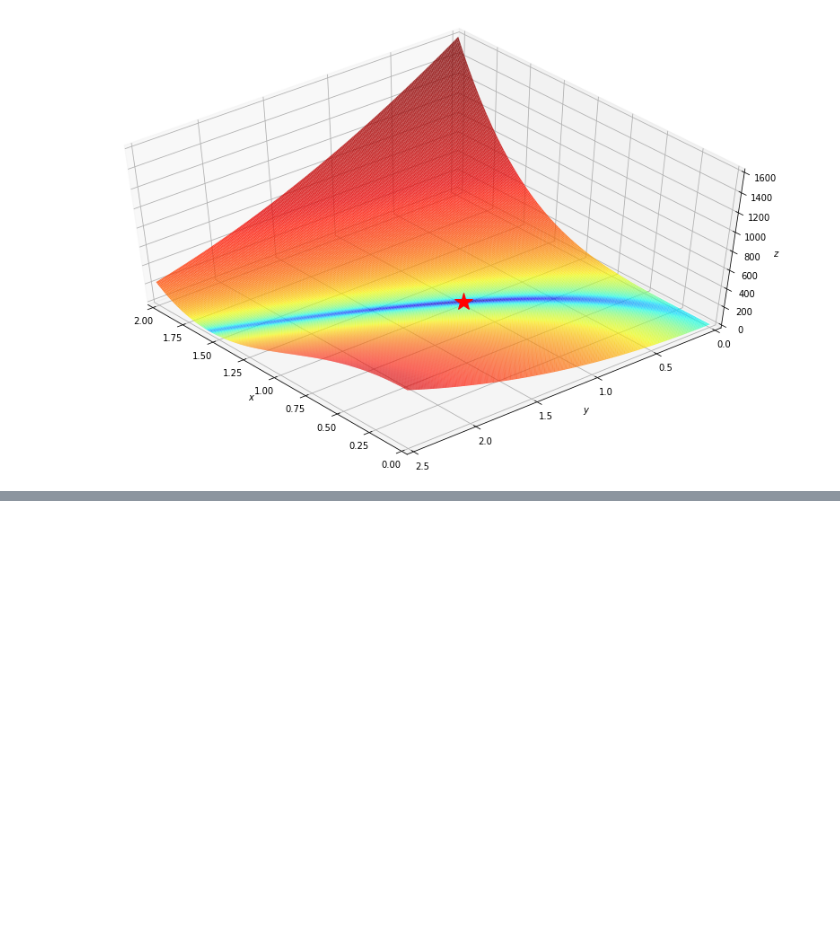
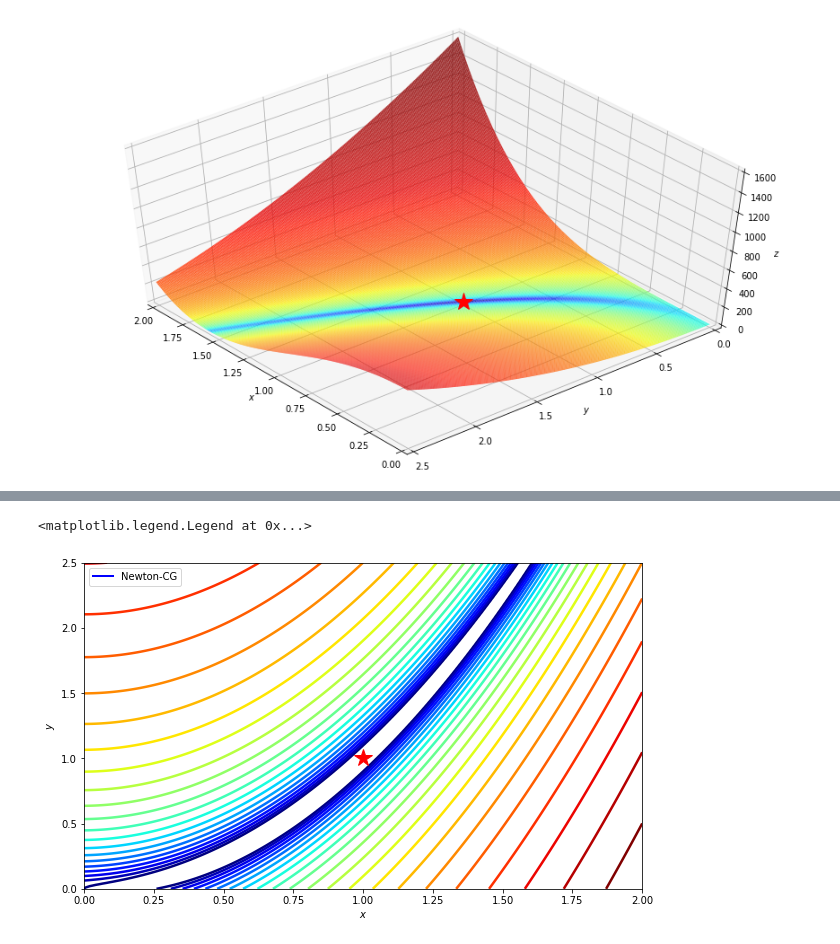
Before and after one commit to simonbatzner/L-BFGS-Julia, a Jupyter notebook: Visualization/Viz.ipynb, the cells around one changed output, grey strips where cells are left out. Drawn from its saved outputs; the diff is of its cells as text; code cells hidden in the pictures; blank space fills up the shorter version.

```diff
--- a/Visualization/Viz.ipynb
+++ b/Visualization/Viz.ipynb
@@ -246,0 +317,19 @@ HTML(anim.to_html5_video())
+# %%
+fig, ax = plt.subplots(figsize=(10, 6))
+
+ax.contour(x, y, z, levels=np.logspace(0, 5, 35), norm=LogNorm(), cmap=plt.cm.jet)
+ax.plot(*minima_, 'r*', markersize=18)
+
+line, = ax.plot([], [], 'b', label='Newton-CG', lw=2)
+point, = ax.plot([], [], 'bo')
+
+ax.set_xlabel('$x$')
+ax.set_ylabel('$y$')
+
+ax.set_xlim((xmin, xmax))
+ax.set_ylim((ymin, ymax))
+
+ax.legend(loc='upper left')
+# %% [output]
+<matplotlib.legend.Legend at 0x...>
+[figure, added]
```
Also changed, not shown: parts of 33 cells of this notebook.
